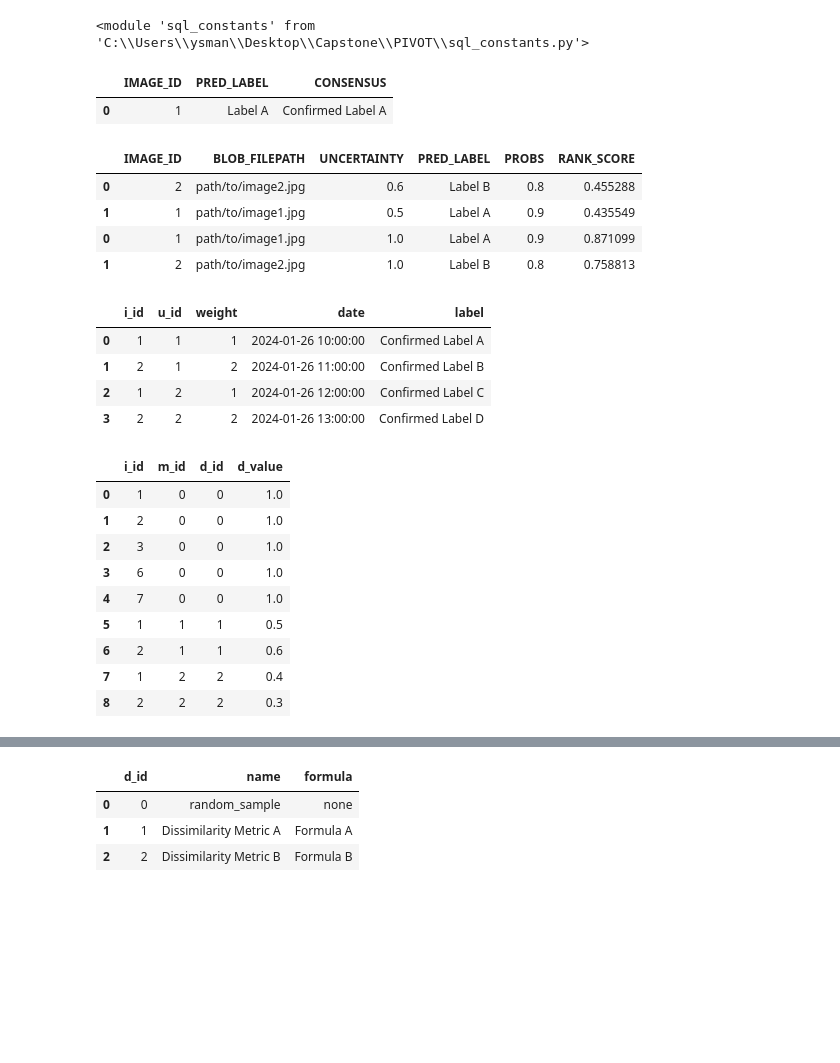
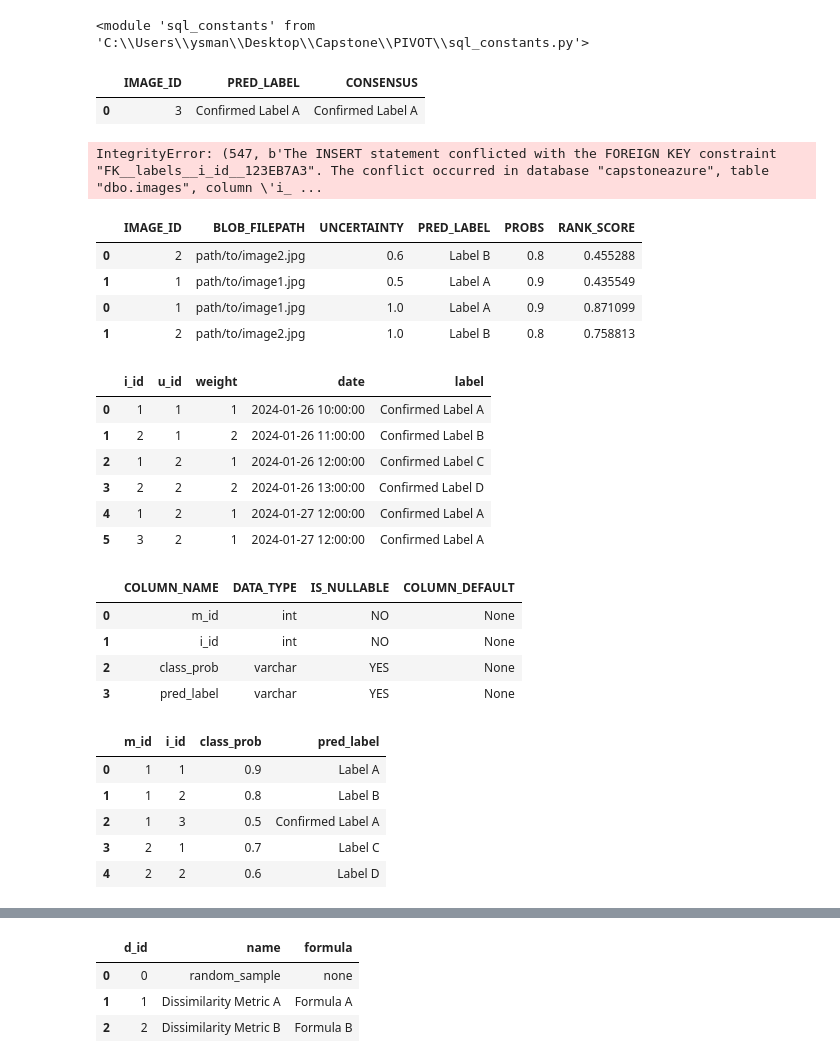
Before and after one commit to chandlerault/PIVOT, a Jupyter notebook: notebooks/SQL_Queries.ipynb, the cells around one changed output, grey strips where cells are left out. Saved outputs shown, nothing was run; the diff lists cells and outputs as text; code cells hidden in the pictures; blank space fills up the shorter version.

Commit message:
tests for sql queries

```diff
--- a/notebooks/SQL_Queries.ipynb
+++ b/notebooks/SQL_Queries.ipynb
@@ -81,17 +81,21 @@ reload(sql_constants)
 <module 'sql_constants' from 'C:\\Users\\ysman\\Desktop\\Capstone\\PIVOT\\sql_constants.py'>
 # %%
 df = sql_utils.get_label_rank_df(model_id=1,dissimilarity_id=1,batch_size=5,)
+# %%
+sql_utils.get_test_set_df(model_id=1,minimum_percent=0.0, sp_name='MODEL_EVALUATION_NON_TEST')
+# %% [output]
+|  | IMAGE_ID | PRED_LABEL | CONSENSUS |
+| 0 | 3 | Confirmed Label A | Confirmed Label A |
 # %%
-sql_utils.get_test_set_df(model_id=1,minimum_percent=0.5)
+sql_utils.get_test_set_df(model_id=1,minimum_percent=0.0)
-# %% [output]
-|  | IMAGE_ID | PRED_LABEL | CONSENSUS |
-| 0 | 1 | Label A | Confirmed Label A |
 # %%
 sql_utils.run_sql_query(
     """
     Insert into labels (i_id, u_id, weight, date, label)
-    Values (1,2, 1, '2024-01-27 12:00:00', 'Confirmed Label A' );
+    Values (3,2, 1, '2024-01-27 12:00:00', 'Confirmed Label A' );
     """)
+# %% [output]
+IntegrityError: (547, b'The INSERT statement conflicted with the FOREIGN KEY constraint "FK__labels__i_id__123EB7A3". The conflict occurred in database "capstoneazure", table "dbo.images", column \'i_ ...
 # %%
 df
 # %% [output]
@@ -108,21 +112,39 @@ sql_utils.run_sql_query("select * from labels;")
 | 1 | 2 | 1 | 2 | 2024-01-26 11:00:00 | Confirmed Label B |
 | 2 | 1 | 2 | 1 | 2024-01-26 12:00:00 | Confirmed Label C |
 | 3 | 2 | 2 | 2 | 2024-01-26 13:00:00 | Confirmed Label D |
+| 4 | 1 | 2 | 1 | 2024-01-27 12:00:00 | Confirmed Label A |
+| 5 | 3 | 2 | 1 | 2024-01-27 12:00:00 | Confirmed Label A |
+# %%
+sql_utils.run_sql_query(
+"""
+SELECT COLUMN_NAME, DATA_TYPE, IS_NULLABLE, COLUMN_DEFAULT
+FROM INFORMATION_SCHEMA.COLUMNS
+WHERE TABLE_NAME = 'predictions';
+"""
+)
+# %% [output]
+|  | COLUMN_NAME | DATA_TYPE | IS_NULLABLE | COLUMN_DEFAULT |
+| 0 | m_id | int | NO | None |
+| 1 | i_id | int | NO | None |
+| 2 | class_prob | varchar | YES | None |
+| 3 | pred_label | varchar | YES | None |
 # %%
 sql_utils.run_sql_query("""
 UPDATE labels
 SET weight = weight / 10;
 """)
+# %%
+sql_utils.run_sql_query(
+    """
+    Insert into predictions (m_id, i_id, class_prob, pred_label)
+    Values (1,4, '0.5', 'Confirmed Label A' );
+    """)
 # %%
-sql_utils.run_sql_query("select * from metrics;")
+sql_utils.run_sql_query("select * from predictions;")
 # %% [output]
-|  | i_id | m_id | d_id | d_value |
-| 0 | 1 | 0 | 0 | 1.0 |
-| 1 | 2 | 0 | 0 | 1.0 |
-| 2 | 3 | 0 | 0 | 1.0 |
-| 3 | 6 | 0 | 0 | 1.0 |
-| 4 | 7 | 0 | 0 | 1.0 |
-| 5 | 1 | 1 | 1 | 0.5 |
-| 6 | 2 | 1 | 1 | 0.6 |
-| 7 | 1 | 2 | 2 | 0.4 |
-| 8 | 2 | 2 | 2 | 0.3 |
+|  | m_id | i_id | class_prob | pred_label |
+| 0 | 1 | 1 | 0.9 | Label A |
+| 1 | 1 | 2 | 0.8 | Label B |
+| 2 | 1 | 3 | 0.5 | Confirmed Label A |
+| 3 | 2 | 1 | 0.7 | Label C |
+| 4 | 2 | 2 | 0.6 | Label D |
```
Also changed, not shown: parts of 3 cells of this notebook.
